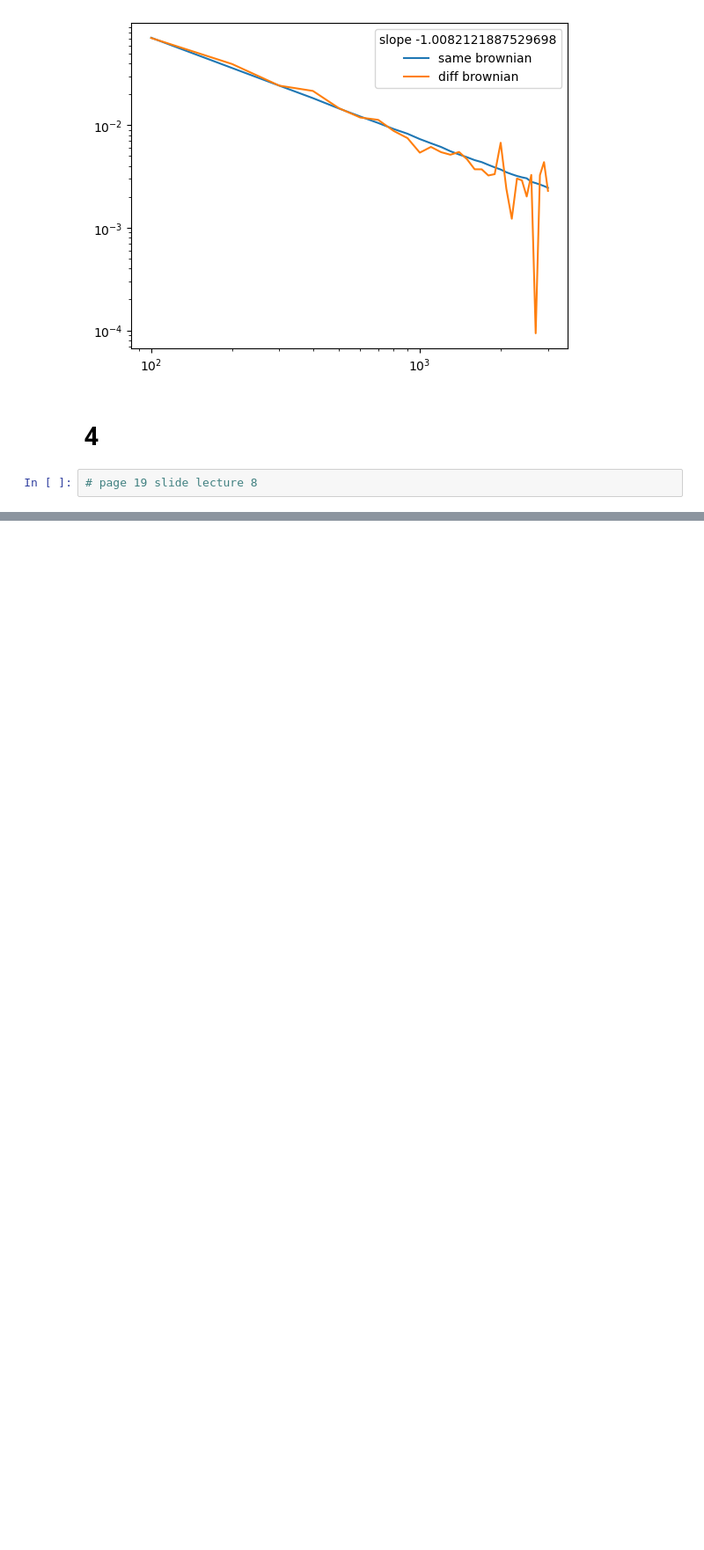
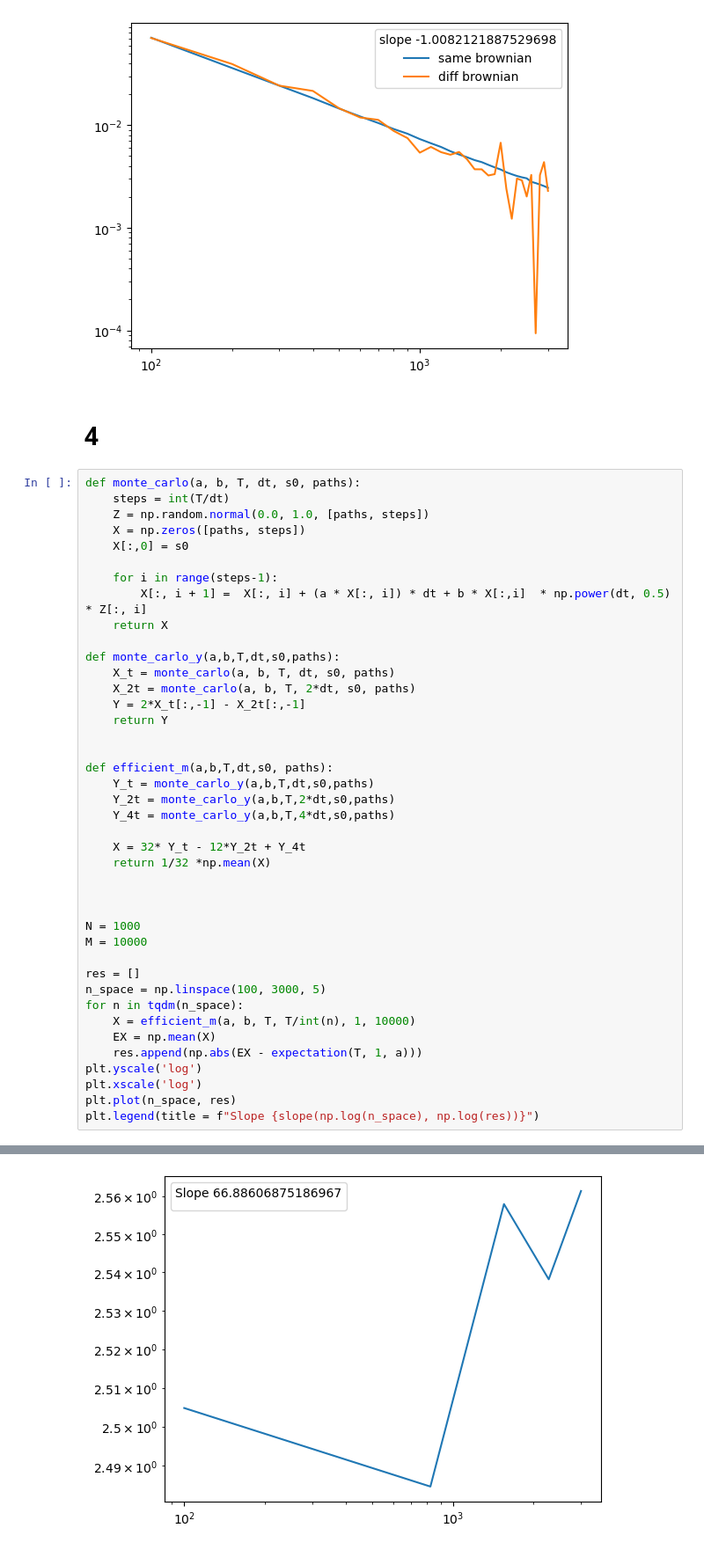
Before and after one commit to AlviseSembenico/MathWork, a Jupyter notebook: SDE/Homework 4/ex3.ipynb, the cells around one changed output, grey strips where cells are left out. Shown: that part at 88% size. Drawn from its saved outputs; the diff is of its cells as text; blank space fills up the shorter version.

```diff
--- a/SDE/Homework 4/ex3.ipynb
+++ b/SDE/Homework 4/ex3.ipynb
@@ -221,5 +221,45 @@ convergence_rate_N_richardson2()
 [figure]
 # %% [markdown]
 # 4
-# %%
-# page 19 slide lecture 8
+# %%
+def monte_carlo(a, b, T, dt, s0, paths):
+    steps = int(T/dt)
+    Z = np.random.normal(0.0, 1.0, [paths, steps])
+    X = np.zeros([paths, steps])
+    X[:,0] = s0
+
+    for i in range(steps-1):
+        X[:, i + 1] =  X[:, i] + (a * X[:, i]) * dt + b * X[:,i]  * np.power(dt, 0.5) * Z[:, i]
+    return X
+
+def monte_carlo_y(a,b,T,dt,s0,paths):
+    X_t = monte_carlo(a, b, T, dt, s0, paths)
+    X_2t = monte_carlo(a, b, T, 2*dt, s0, paths)
+    Y = 2*X_t[:,-1] - X_2t[:,-1]
+    return Y
+
+
+def efficient_m(a,b,T,dt,s0, paths):
+    Y_t = monte_carlo_y(a,b,T,dt,s0,paths)
+    Y_2t = monte_carlo_y(a,b,T,2*dt,s0,paths)
+    Y_4t = monte_carlo_y(a,b,T,4*dt,s0,paths)
+
+    X = 32* Y_t - 12*Y_2t + Y_4t
+    return 1/32 *np.mean(X)
+
+
+
+N = 1000
+M = 10000
+
+res = []
+n_space = np.linspace(100, 3000, 5)
+for n in tqdm(n_space):
+    X = efficient_m(a, b, T, T/int(n), 1, 10000)
+    EX = np.mean(X)
+    res.append(np.abs(EX - expectation(T, 1, a)))
+plt.yscale('log')
+plt.xscale('log')
+plt.plot(n_space, res)
+plt.legend(title = f"Slope {slope(np.log(n_space), np.log(res))}")
+# %% [output]
@@ -225,0 +268 @@ convergence_rate_N_richardson2()
+[figure, added]
```
Also changed, not shown: parts of 1 cell of this notebook.
